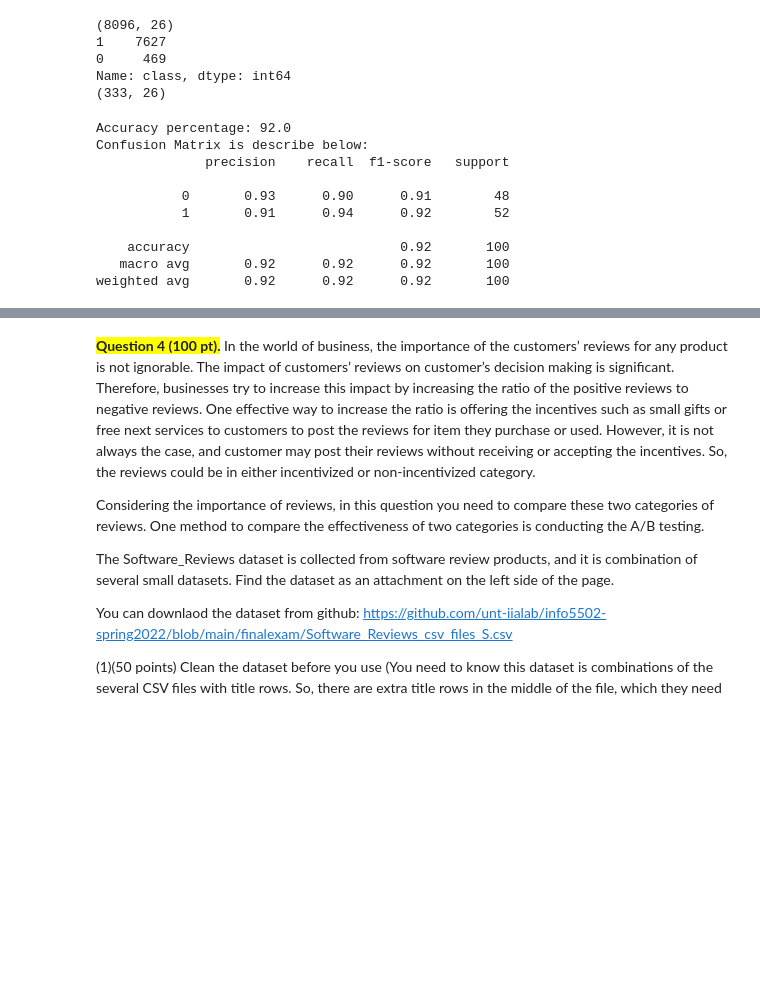
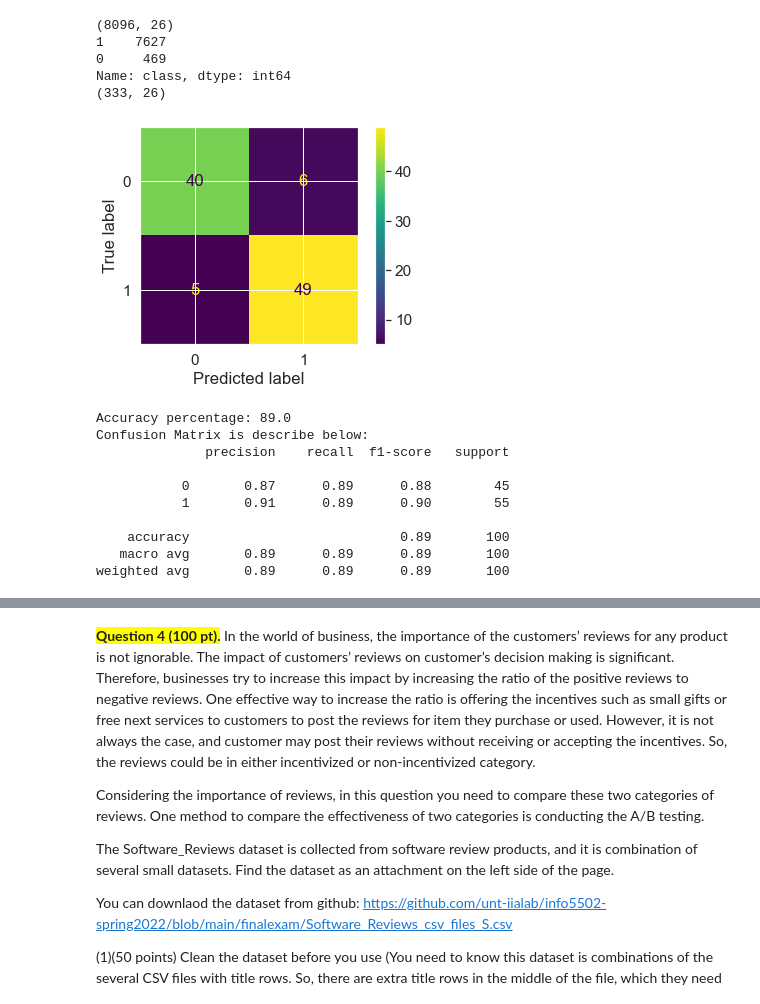
Before and after one commit to cooltimalsina123/python-INFO-5502, a Jupyter notebook: INFO-5502-Final-Exam-Summer-2022.ipynb, the cells around one changed output, grey strips where cells are left out. Saved outputs shown, nothing was run; the diff lists cells and outputs as text; code cells hidden in the pictures; blank space fills up the shorter version.

```diff
--- a/INFO-5502-Final-Exam-Summer-2022.ipynb
+++ b/INFO-5502-Final-Exam-Summer-2022.ipynb
@@ -272,29 +281,34 @@ Name: class, dtype: int64
 # %%
 #Desicion tree
 # Here we will drop target column and also will split dataset
 from sklearn.metrics import classification_report,accuracy_score
+from sklearn.metrics import plot_confusion_matrix
 A_data = final_dataframe.drop("class", axis = 1)
 B_data = final_dataframe['class']
 A_data_train, A_data_test, B_data_train, B_data_test = train_test_split(A_data, B_data, test_size = 0.3, random_state = 43)
 
 decision_tree_model = DecisionTreeClassifier(max_depth = 15)
 decision_tree_model.fit(A_data_train, B_data_train)
+
+plot_confusion_matrix(decision_tree_model,A_data_test, B_data_test)
+plt.show()
 B_data_pred = decision_tree_model.predict(A_data_test)
 
 print("Accuracy percentage: %s" % str(accuracy_score(B_data_test,B_data_pred)*100))
 print("Confusion Matrix is describe below: ")
 print(classification_report(B_data_pred, B_data_test))
 # %% [output]
+[figure, added]
-Accuracy percentage: 92.0
+Accuracy percentage: 89.0
 Confusion Matrix is describe below:
               precision    recall  f1-score   support
 
-           0       0.93      0.90      0.91        48
-           1       0.91      0.94      0.92        52
+           0       0.87      0.89      0.88        45
+           1       0.91      0.89      0.90        55
 
-    accuracy                           0.92       100
-   macro avg       0.92      0.92      0.92       100
-weighted avg       0.92      0.92      0.92       100
+    accuracy                           0.89       100
+   macro avg       0.89      0.89      0.89       100
+weighted avg       0.89      0.89      0.89       100
 # %%
 # for ngram in range(5, 26, 5):
 def ngram_Model_calculation(value):
```
Also changed, not shown: parts of 5 cells of this notebook.
